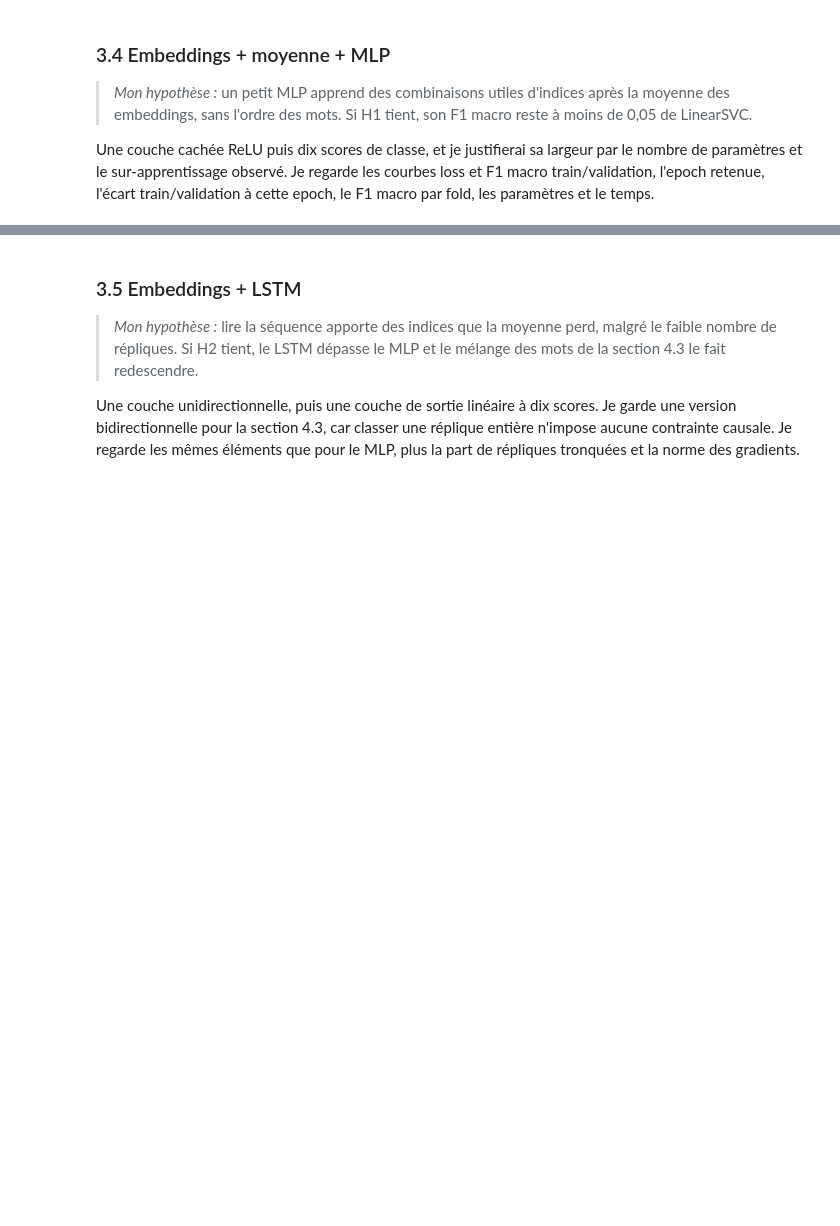
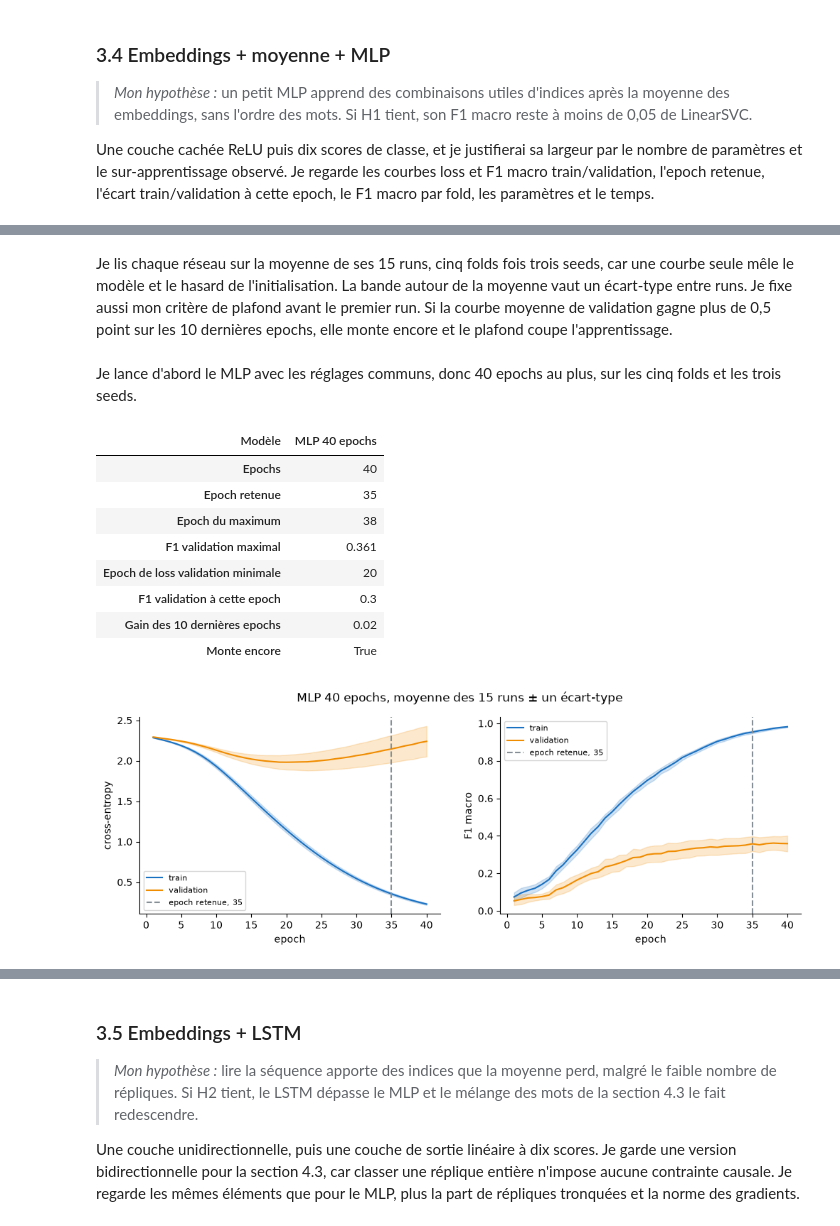
Before and after one commit to mcrayssac/ING3_IAA_GB_NLP, a Jupyter notebook: TP2_NLP_deep_learning.ipynb, the cells around one changed output, grey strips where cells are left out. Cells and saved outputs as stored; diff of their text form; code cells hidden in the pictures; blank space fills up the shorter version.

```diff
--- a/TP2_NLP_deep_learning.ipynb
+++ b/TP2_NLP_deep_learning.ipynb
@@ -1336,7 +1339,35 @@ Une couche cachée ReLU puis dix scores de classe, et je justifierai sa largeur
 # %%
-# TODO : construire embeddings, moyenne des embeddings hors padding, couche cachée ReLU et sortie à
-#   10 classes.
-# TODO : entraîner dans chaque fold avec la boucle commune, 40 epochs au maximum, courbes
-#   enregistrées.
-# TODO : choisir l'epoch retenue sur la courbe moyenne de validation ; conserver prédictions,
-#   courbes et temps.
+# Le MLP : moyenne masquée des embeddings, couche cachée ReLU, puis dix scores de classe.
+
+
+class MoyenneMLP(ClassifieurTokens):
+    """Moyenne masquée des embeddings, une couche cachée ReLU, puis la sortie à dix scores."""
+
+    def __init__(self, taille_vocabulaire: int, reglages: dict):
+        super().__init__(taille_vocabulaire, reglages, reglages['largeur_cachee'])
+        self.cachee = nn.Sequential(
+            nn.Linear(reglages['dim_embedding'], reglages['largeur_cachee']), nn.ReLU())
+
+    def representer(self, vecteurs, masque, longueurs):
+        return self.cachee(moyenne_masquee(vecteurs, masque))
+
+
+def parametres_par_bloc(modele: nn.Module) -> dict:
+    """Paramètres de chaque bloc de premier niveau qui en possède."""
+    blocs = {nom: sum(p.numel() for p in bloc.parameters())
+             for nom, bloc in modele.named_children()}
+    return {nom: nombre for nom, nombre in blocs.items() if nombre}
+
+
+# Contrôle sur quatre répliques du fold 1 : forme de la sortie et paramètres par bloc
+fixer_seed(RANDOM_STATE)
+mlp_1 = MoyenneMLP(len(vocabulaire_1), REGLAGES).to(device)
+batch_1 = vers_device(assembler_batch([jeu_1[position] for position in range(4)]), device)
+with torch.no_grad():
+    sortie_1 = mlp_1(batch_1)
+blocs_1 = parametres_par_bloc(mlp_1)
+total_1 = sum(blocs_1.values())
+print(f'Sortie sur 4 répliques : forme {tuple(sortie_1.shape)}')
+for nom, nombre in blocs_1.items():
+    print(f'   {nom} : {nombre} paramètres, {pourcentage(nombre, total_1):.1f} %')
+print(f'Total sur le fold 1 : {total_1} paramètres, pour {len(jeu_1)} répliques de train')
@@ -1342,0 +1384,2 @@ Une couche cachée ReLU puis dix scores de classe, et je justifierai sa largeur
+# %% [markdown]
+Je lis chaque réseau sur la moyenne de ses 15 runs, cinq folds fois trois seeds, car une courbe seule mêle le modèle et le hasard de l'initialisation. La bande autour de la moyenne vaut un écart-type entre runs. Je fixe aussi mon critère de plafond avant le premier run. Si la courbe moyenne de validation gagne plus de 0,5 point sur les 10 dernières epochs, elle monte encore et le plafond coupe l'apprentissage.
@@ -1342,0 +1444,18 @@ Une couche cachée ReLU puis dix scores de classe, et je justifierai sa largeur
+# %% [markdown]
+Je lance d'abord le MLP avec les réglages communs, donc 40 epochs au plus, sur les cinq folds et les trois seeds.
+# %%
+# MLP avec les réglages communs : 40 epochs au plus, cinq folds, trois seeds, soit 15 runs.
+evaluer_reseau('MLP 40 epochs', MoyenneMLP)
+display(pd.DataFrame([resumer_courbe('MLP 40 epochs')]).set_index('Modèle').round(3).T)
+tracer_courbes('MLP 40 epochs')
+# %% [output]
+| Modèle | MLP 40 epochs |
+| Epochs | 40 |
+| Epoch retenue | 35 |
+| Epoch du maximum | 38 |
+| F1 validation maximal | 0.361 |
+| Epoch de loss validation minimale | 20 |
+| F1 validation à cette epoch | 0.3 |
+| Gain des 10 dernières epochs | 0.02 |
+| Monte encore | True |
+[figure, added]
```
Also changed, not shown: parts of 27 cells of this notebook.
